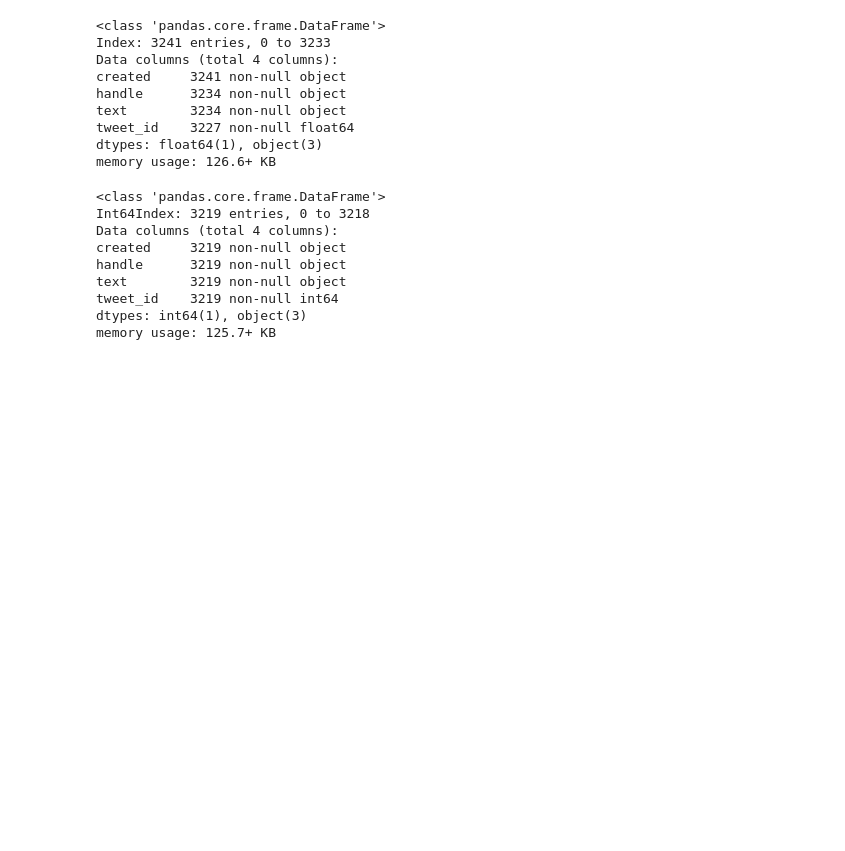
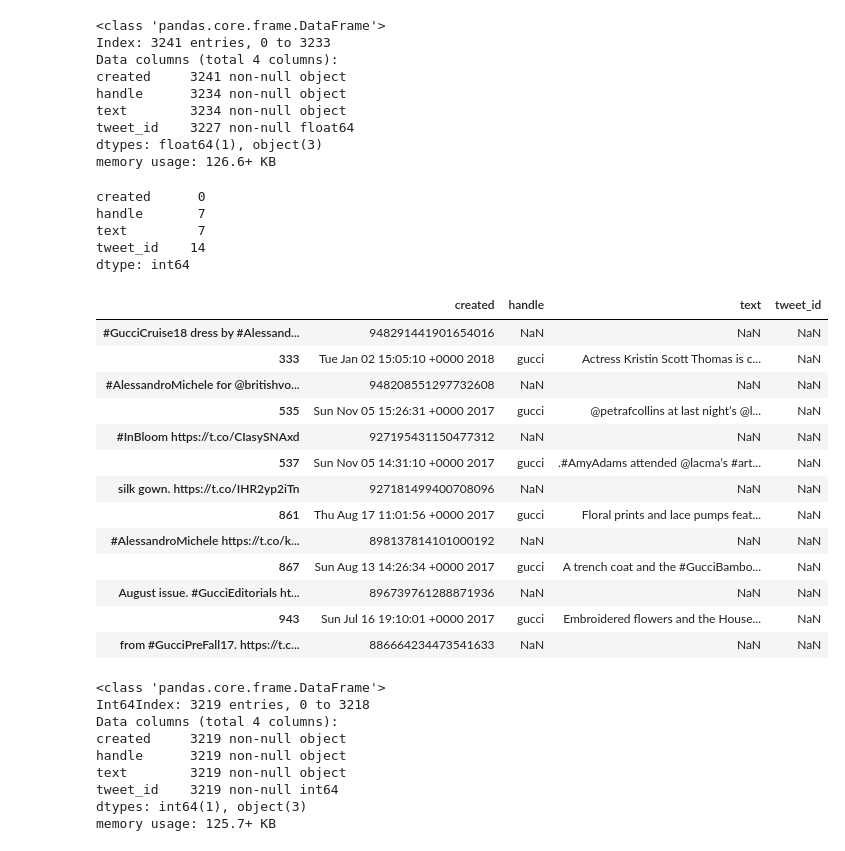
Before and after one commit to jerryLee80/Twitter_Fashion_Account_NLP, a Jupyter notebook: ipynb/posgres_test.ipynb, the cells around one changed output. Cells and saved outputs as stored; diff of their text form; code cells hidden in the pictures; blank space fills up the shorter version.

```diff
--- a/ipynb/posgres_test.ipynb
+++ b/ipynb/posgres_test.ipynb
@@ -276,7 +346,8 @@ fashion.head()
 | 3 | Tue Mar 20 19:00:35 +0000 2018 | gucci | “It was my way of surviving, to c... | 976171664982659073 |
 | 4 | Tue Mar 20 16:00:39 +0000 2018 | gucci | .@MichaelClarkCo reveals, "Japan ... | 976126380206383104 |
 # %%
-pd.read_csv('../data/gucci.csv', index_col=[0]).info()
+gucci_db = pd.read_csv('../data/gucci.csv', index_col=[0])
+gucci_db.info()
 # %% [output]
 <class 'pandas.core.frame.DataFrame'>
 Index: 3241 entries, 0 to 3233
@@ -287,6 +358,31 @@ text        3234 non-null object
 tweet_id    3227 non-null float64
 dtypes: float64(1), object(3)
 memory usage: 126.6+ KB
+# %%
+gucci_db.isnull().sum()
+# %% [output]
+created      0
+handle       7
+text         7
+tweet_id    14
+dtype: int64
+# %%
+gucci_db[gucci_db.duplicated('tweet_id')]
+# %% [output]
+|  | created | handle | text | tweet_id |
+| #GucciCruise18 dress by #Alessand... | 948291441901654016 | NaN | NaN | NaN |
+| 333 | Tue Jan 02 15:05:10 +0000 2018 | gucci | Actress Kristin Scott Thomas is c... | NaN |
+| #AlessandroMichele for @britishvo... | 948208551297732608 | NaN | NaN | NaN |
+| 535 | Sun Nov 05 15:26:31 +0000 2017 | gucci | @petrafcollins at last night’s @l... | NaN |
+| #InBloom https://t.co/CIasySNAxd | 927195431150477312 | NaN | NaN | NaN |
+| 537 | Sun Nov 05 14:31:10 +0000 2017 | gucci | .#AmyAdams attended @lacma’s #art... | NaN |
+| silk gown. https://t.co/IHR2yp2iTn | 927181499400708096 | NaN | NaN | NaN |
+| 861 | Thu Aug 17 11:01:56 +0000 2017 | gucci | Floral prints and lace pumps feat... | NaN |
+| #AlessandroMichele https://t.co/k... | 898137814101000192 | NaN | NaN | NaN |
+| 867 | Sun Aug 13 14:26:34 +0000 2017 | gucci | A trench coat and the #GucciBambo... | NaN |
+| August issue. #GucciEditorials ht... | 896739761288871936 | NaN | NaN | NaN |
+| 943 | Sun Jul 16 19:10:01 +0000 2017 | gucci | Embroidered flowers and the House... | NaN |
+| from #GucciPreFall17. https://t.c... | 886664234473541633 | NaN | NaN | NaN |
 # %%
 pd.read_csv('../data/StellaMcCartney.csv', index_col=[0]).info()
 # %% [output]
```
Also changed, not shown: parts of 22 cells of this notebook, 4 other files.
